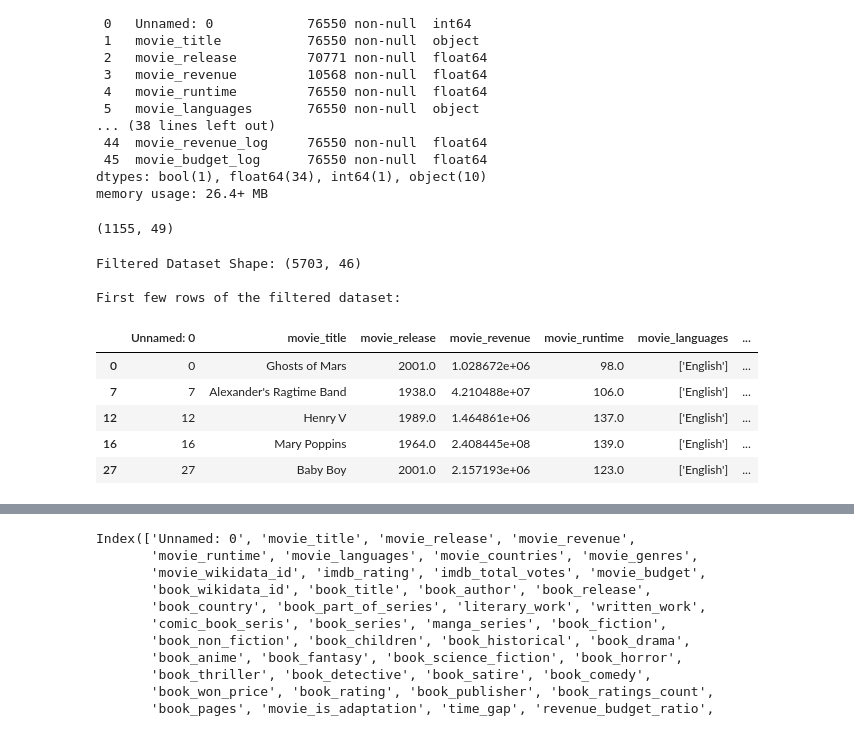
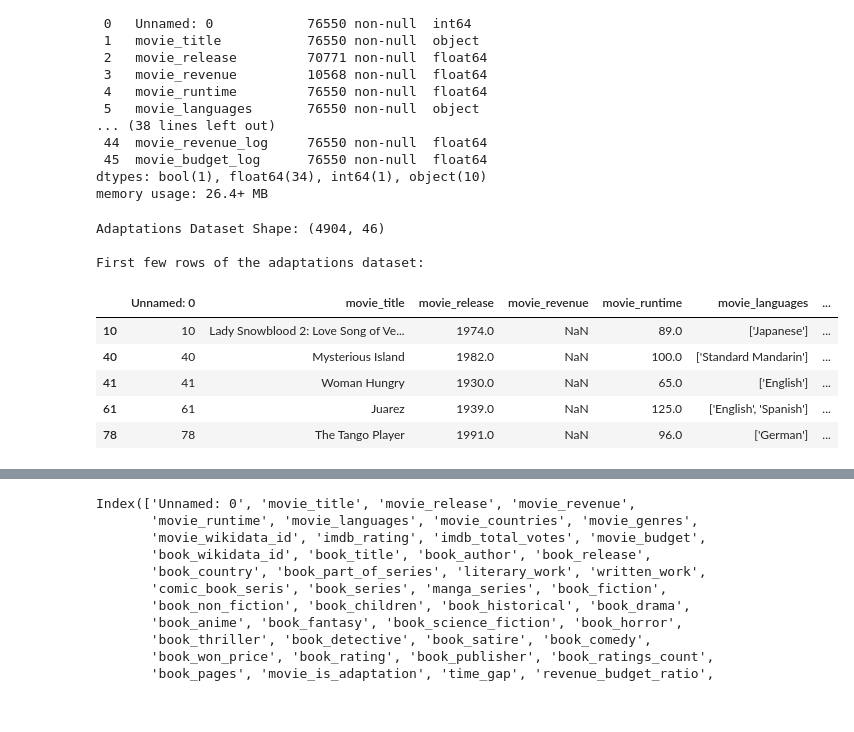
Before and after one commit to epfl-ada/ada-2024-project-ada212, a Jupyter notebook: Q5.ipynb, the cells around one changed output, grey strips where cells are left out. Cells and saved outputs as stored; diff of their text form; code cells hidden in the pictures.

```diff
--- a/Q5.ipynb
+++ b/Q5.ipynb
@@ -39,24 +63,20 @@ Data columns (total 46 columns):
  45  movie_budget_log      76550 non-null  float64
 dtypes: bool(1), float64(34), int64(1), object(10)
 memory usage: 26.4+ MB
-# %%
-print(df[df['movie_is_adaptation']==True].shape)
-# %% [output]
-(1155, 49)
 # %%
-df_filtered = df.dropna(subset=['movie_budget', 'movie_revenue'])
+df_adaptations = df[df['movie_is_adaptation'] == True]
 
-# Display basic information about the filtered dataset
-print("\nFiltered Dataset Shape:", df_filtered.shape)
-print("\nFirst few rows of the filtered dataset:")
-display(df_filtered.head())
+# Display basic information about the adaptations dataset
+print("\nAdaptations Dataset Shape:", df_adaptations.shape)
+print("\nFirst few rows of the adaptations dataset:")
+display(df_adaptations.head())
 # %% [output]
-Filtered Dataset Shape: (5703, 46)
+Adaptations Dataset Shape: (4904, 46)
 
-First few rows of the filtered dataset:
+First few rows of the adaptations dataset:
 |  | Unnamed: 0 | movie_title | movie_release | movie_revenue | movie_runtime | movie_languages | ... |
-| 0 | 0 | Ghosts of Mars | 2001.0 | 1.028672e+06 | 98.0 | ['English'] | ... |
-| 7 | 7 | Alexander's Ragtime Band | 1938.0 | 4.210488e+07 | 106.0 | ['English'] | ... |
-| 12 | 12 | Henry V | 1989.0 | 1.464861e+06 | 137.0 | ['English'] | ... |
-| 16 | 16 | Mary Poppins | 1964.0 | 2.408445e+08 | 139.0 | ['English'] | ... |
-| 27 | 27 | Baby Boy | 2001.0 | 2.157193e+06 | 123.0 | ['English'] | ... |
+| 10 | 10 | Lady Snowblood 2: Love Song of Ve... | 1974.0 | NaN | 89.0 | ['Japanese'] | ... |
+| 40 | 40 | Mysterious Island | 1982.0 | NaN | 100.0 | ['Standard Mandarin'] | ... |
+| 41 | 41 | Woman Hungry | 1930.0 | NaN | 65.0 | ['English'] | ... |
+| 61 | 61 | Juarez | 1939.0 | NaN | 125.0 | ['English', 'Spanish'] | ... |
+| 78 | 78 | The Tango Player | 1991.0 | NaN | 96.0 | ['German'] | ... |
```
Also changed, not shown: parts of 28 cells of this notebook, 4 other files.
